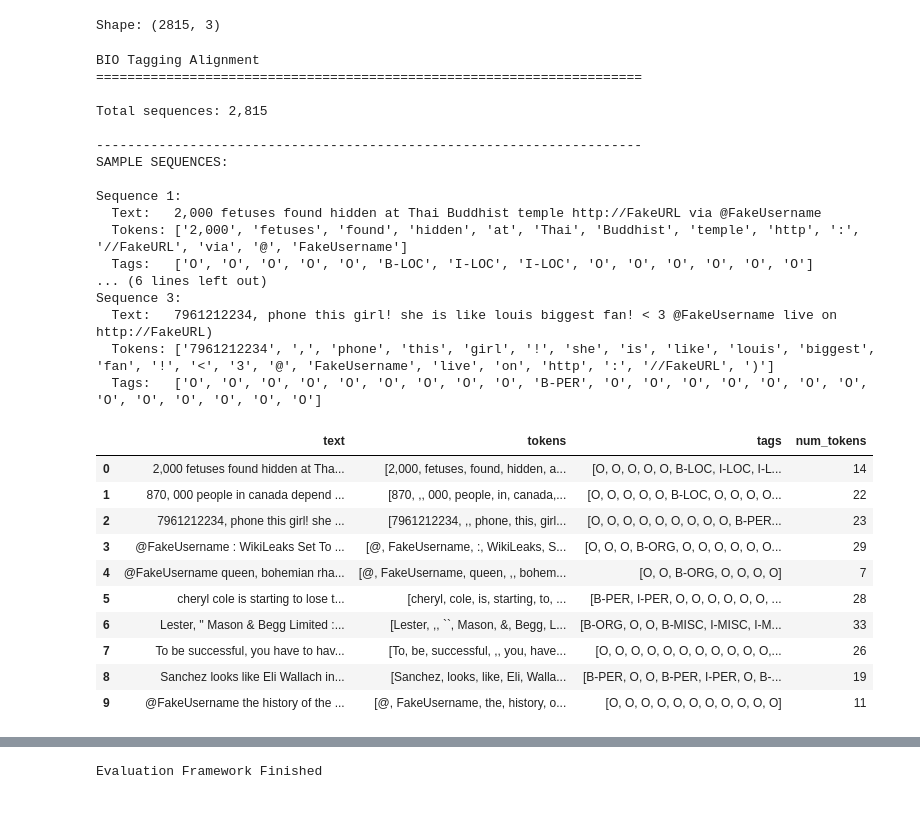
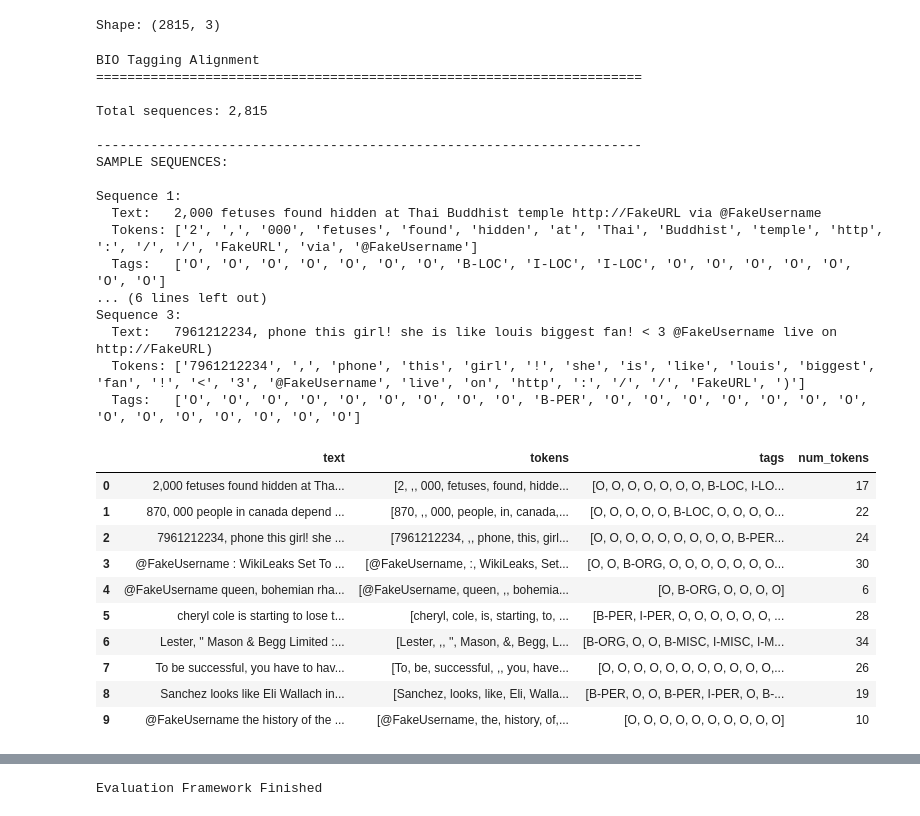
Before and after one commit to ThanhVinh-source/NER_Twitter_Project, a Jupyter notebook: NER:TC/NER Project/NER/NER Project.ipynb, the cells around one changed output, grey strips where cells are left out. Cells and saved outputs as stored; diff of their text form; code cells hidden in the pictures.

```diff
--- a/NER:TC/NER Project/NER/NER Project.ipynb
+++ b/NER:TC/NER Project/NER/NER Project.ipynb
@@ -19,14 +19,9 @@ print(f"Shape: {tweets_trainset.shape}")
 Shape: (2815, 3)
 # %%
 import re
+import pandas as pd
 from collections import Counter
 import nltk
-from nltk.tokenize import word_tokenize
-
-try:
-    nltk.data.find('tokenizers/punkt')
-except LookupError:
-    nltk.download('punkt')
 
 # BIO Tagging Alignment
 print("BIO Tagging Alignment\n" + "="*70)
@@ -78,21 +73,19 @@ def get_bio_tags(tokens, positions, entity_spans):
     return tags
 
 # Process all sequences
+pattern = r"(@\w+|#\w+|[\w']+|[^\w\s])"
+
 sequences = []
 for idx, row in tweets_trainset.iterrows():
     text = row[2]
 
     # Get NLTK tokens with positions
-    nltk_tokens = word_tokenize(text)
     tokens_pos = []
-    pos = 0
-    for token in nltk_tokens:
-        start = text.find(token, pos)
-        if start == -1:
-            start = pos
-        end = start + len(token)
+    for match in re.finditer(pattern, text):
+        token = match.group()
+        start = match.start()
+        end = match.end()
         tokens_pos.append((start, end, token))
-        pos = end
 
     # Parse and find entities
     entities = parse_entities(row[1])
@@ -115,47 +108,47 @@ sequences_df = pd.DataFrame(sequences)
 
 print(f"\nTotal sequences: {len(sequences_df):,}")
 
 # Sample sequences
 print("\n" + "-"*70)
 print("SAMPLE SEQUENCES:\n")
 for i in range(min(3, len(sequences_df))):
     s = sequences_df.iloc[i]
     print(f"Sequence {i+1}:")
     print(f"  Text:   {s['text']}")
     print(f"  Tokens: {s['tokens']}")
     print(f"  Tags:   {s['tags']}")
     print()
 
 display(sequences_df.head(10))
 # %% [output]
 BIO Tagging Alignment
 ======================================================================
 
 Total sequences: 2,815
 
 ----------------------------------------------------------------------
 SAMPLE SEQUENCES:
 
 Sequence 1:
   Text:   2,000 fetuses found hidden at Thai Buddhist temple http://FakeURL via @FakeUsername
-  Tokens: ['2,000', 'fetuses', 'found', 'hidden', 'at', 'Thai', 'Buddhist', 'temple', 'http', ':', '//FakeURL', 'via', '@', 'FakeUsername']
-  Tags:   ['O', 'O', 'O', 'O', 'O', 'B-LOC', 'I-LOC', 'I-LOC', 'O', 'O', 'O', 'O', 'O', 'O']
+  Tokens: ['2', ',', '000', 'fetuses', 'found', 'hidden', 'at', 'Thai', 'Buddhist', 'temple', 'http', ':', '/', '/', 'FakeURL', 'via', '@FakeUsername']
+  Tags:   ['O', 'O', 'O', 'O', 'O', 'O', 'O', 'B-LOC', 'I-LOC', 'I-LOC', 'O', 'O', 'O', 'O', 'O', 'O', 'O']
 ... (6 lines left out)
 Sequence 3:
   Text:   7961212234, phone this girl! she is like louis biggest fan! < 3 @FakeUsername live on http://FakeURL)
-  Tokens: ['7961212234', ',', 'phone', 'this', 'girl', '!', 'she', 'is', 'like', 'louis', 'biggest', 'fan', '!', '<', '3', '@', 'FakeUsername', 'live', 'on', 'http', ':', '//FakeURL', ')']
-  Tags:   ['O', 'O', 'O', 'O', 'O', 'O', 'O', 'O', 'O', 'B-PER', 'O', 'O', 'O', 'O', 'O', 'O', 'O', 'O', 'O', 'O', 'O', 'O', 'O']
+  Tokens: ['7961212234', ',', 'phone', 'this', 'girl', '!', 'she', 'is', 'like', 'louis', 'biggest', 'fan', '!', '<', '3', '@FakeUsername', 'live', 'on', 'http', ':', '/', '/', 'FakeURL', ')']
+  Tags:   ['O', 'O', 'O', 'O', 'O', 'O', 'O', 'O', 'O', 'B-PER', 'O', 'O', 'O', 'O', 'O', 'O', 'O', 'O', 'O', 'O', 'O', 'O', 'O', 'O']
 |  | text | tokens | tags | num_tokens |
-| 0 | 2,000 fetuses found hidden at Tha... | [2,000, fetuses, found, hidden, a... | [O, O, O, O, O, B-LOC, I-LOC, I-L... | 14 |
+| 0 | 2,000 fetuses found hidden at Tha... | [2, ,, 000, fetuses, found, hidde... | [O, O, O, O, O, O, O, B-LOC, I-LO... | 17 |
 | 1 | 870, 000 people in canada depend ... | [870, ,, 000, people, in, canada,... | [O, O, O, O, O, B-LOC, O, O, O, O... | 22 |
-| 2 | 7961212234, phone this girl! she ... | [7961212234, ,, phone, this, girl... | [O, O, O, O, O, O, O, O, O, B-PER... | 23 |
-| 3 | @FakeUsername : WikiLeaks Set To ... | [@, FakeUsername, :, WikiLeaks, S... | [O, O, O, B-ORG, O, O, O, O, O, O... | 29 |
-| 4 | @FakeUsername queen, bohemian rha... | [@, FakeUsername, queen, ,, bohem... | [O, O, B-ORG, O, O, O, O] | 7 |
+| 2 | 7961212234, phone this girl! she ... | [7961212234, ,, phone, this, girl... | [O, O, O, O, O, O, O, O, O, B-PER... | 24 |
+| 3 | @FakeUsername : WikiLeaks Set To ... | [@FakeUsername, :, WikiLeaks, Set... | [O, O, B-ORG, O, O, O, O, O, O, O... | 30 |
+| 4 | @FakeUsername queen, bohemian rha... | [@FakeUsername, queen, ,, bohemia... | [O, B-ORG, O, O, O, O] | 6 |
 | 5 | cheryl cole is starting to lose t... | [cheryl, cole, is, starting, to, ... | [B-PER, I-PER, O, O, O, O, O, O, ... | 28 |
-| 6 | Lester, '' Mason & Begg Limited :... | [Lester, ,, ``, Mason, &, Begg, L... | [B-ORG, O, O, B-MISC, I-MISC, I-M... | 33 |
+| 6 | Lester, '' Mason & Begg Limited :... | [Lester, ,, '', Mason, &, Begg, L... | [B-ORG, O, O, B-MISC, I-MISC, I-M... | 34 |
 | 7 | To be successful, you have to hav... | [To, be, successful, ,, you, have... | [O, O, O, O, O, O, O, O, O, O, O,... | 26 |
 | 8 | Sanchez looks like Eli Wallach in... | [Sanchez, looks, like, Eli, Walla... | [B-PER, O, O, B-PER, I-PER, O, B-... | 19 |
-| 9 | @FakeUsername the history of the ... | [@, FakeUsername, the, history, o... | [O, O, O, O, O, O, O, O, O, O, O] | 11 |
+| 9 | @FakeUsername the history of the ... | [@FakeUsername, the, history, of,... | [O, O, O, O, O, O, O, O, O, O] | 10 |
 # %%
 from sklearn.model_selection import train_test_split
 
```
Also changed, not shown: parts of 6 cells of this notebook.
